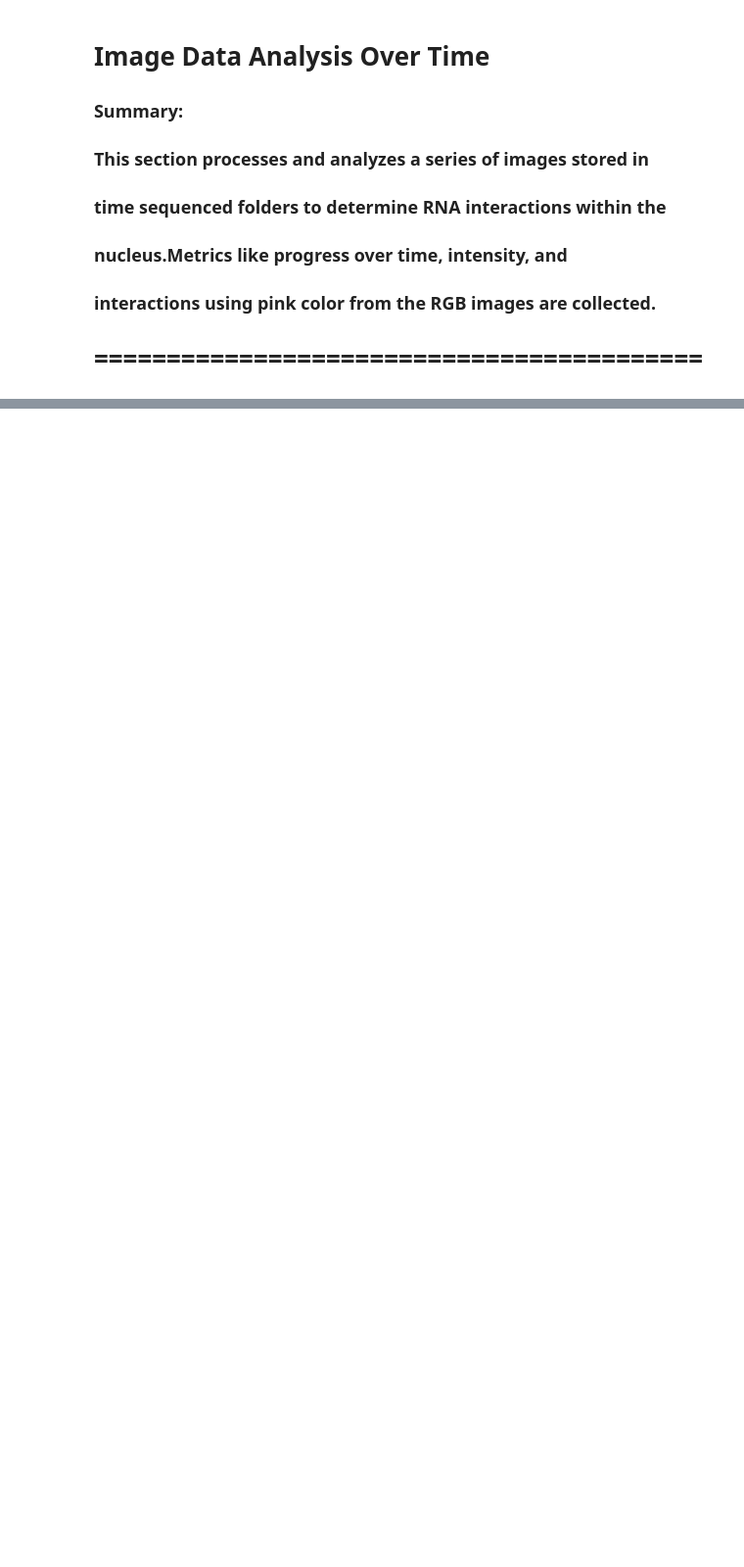
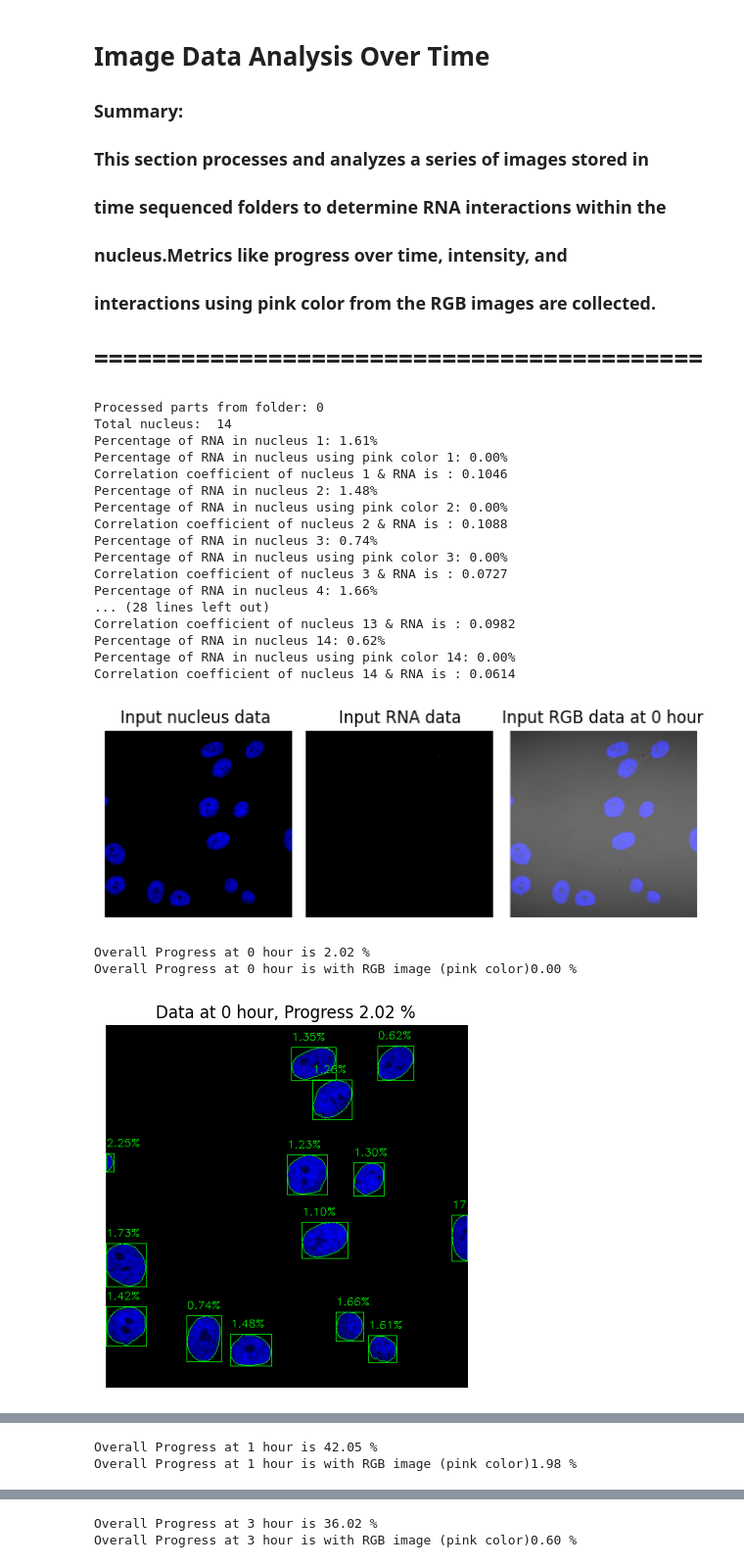
Before and after one commit to haroonsin/gobreak, a Jupyter notebook: src/siRNA_treatment_tracker.ipynb, the cells around one changed output, grey strips where cells are left out. Shown at 98% size. Drawn from its saved outputs; the diff is of its cells as text; code cells hidden in the pictures; blank space fills up the shorter version.

```diff
--- a/src/siRNA_treatment_tracker.ipynb
+++ b/src/siRNA_treatment_tracker.ipynb
@@ -45,0 +82,41 @@ subdirectories
+# %%
+def validate_data_structure(base_directory, expected_folders, required_file='montage.tif'):
+    """Validate the structure of the extracted data.
+
+    Parameters:
+    - base_directory (str): Path to the base directory.
+    - expected_folders (list): List of expected subdirectory names.
+    - required_file (str): The name of the file that should exist in each subdirectory.
+
+    Returns:
+    - bool: True if the structure is valid, False otherwise.
+    """
+    # Check for the presence of expected subdirectories
+    present_subdirectories = set(os.listdir(base_directory))
+    if not set(expected_folders).issubset(present_subdirectories):
+        missing_folders = set(expected_folders) - present_subdirectories
+        print(f"Error: Missing folders {', '.join(missing_folders)}.")
+        return False
+
+    # Check for 'montage.tif' in each expected subdirectory
+    for subdir in expected_folders:
+        file_path = os.path.join(base_directory, subdir, required_file)
+        if not os.path.isfile(file_path):
+            print(f"Error: '{required_file}' not found in folder '{subdir}'.")
+            return False
+
+    return True
+
+# Data Initialization for Processing
+# ==================================
+
+# Define the directory containing the data and expected folder names
+data_dir = 'gobreak/data'
+expected_subdirs = ['0', '1', '3', '6']
+
+# Validate the structure
+is_valid = validate_data_structure(data_dir, expected_subdirs)
+if not is_valid:
+    print("Please re-upload the data with the correct structure.")
+else:
+    print("Data is ready for processing!")
@@ -277,7 +362,7 @@ intensity_data = []
 nucleus_total = []
 
 # Process each hour's data and images
-for folder_name in subdirectories:
+for folder_name in expected_subdirs:
 
     tiff_file_path = os.path.join(data_dir, folder_name, 'montage.tif')
 
@@ -323,30 +408,52 @@ for folder_name in subdirectories:
 
         plt.tight_layout()
         plt.show()
 
 
         # convert OverallIntensity in scale of 100 from 255
         overall_intensity_in_percentage = (overall_intensity * 100) / 255
 
 
         # append time and OverallProgress to the lists
         time_data.append(folder_name)
         progress_data.append(overall_progress)
         intensity_data.append(overall_intensity_in_percentage)
         nucleus_total.append(nucleus_count)
         progress_data_with_pink.append(overall_progress_with_pink)
 
         print(f"Overall Progress at {folder_name} hour is {overall_progress:.2f} %")
 
         print(f"Overall Progress at {folder_name} hour is with RGB image (pink color){overall_progress_with_pink:.2f} %")
 
 
         # plt.subplot(1, num_frames, frame_idx + 1)  # Subplot for each frame
         plt.imshow(cv2.cvtColor(nucleus_boundary_img, cv2.COLOR_BGR2RGB))
         plt.axis('off')
         plt.title(f'Data at {folder_name} hour, Progress {overall_progress:.2f} %')
         plt.show()
 
 
     else:
         print(f"TIFF file not found in folder: {folder_name}")
+# %% [output]
+Processed parts from folder: 0
+Total nucleus:  14
+Percentage of RNA in nucleus 1: 1.61%
+Percentage of RNA in nucleus using pink color 1: 0.00%
+Correlation coefficient of nucleus 1 & RNA is : 0.1046
+Percentage of RNA in nucleus 2: 1.48%
+Percentage of RNA in nucleus using pink color 2: 0.00%
+Correlation coefficient of nucleus 2 & RNA is : 0.1088
+Percentage of RNA in nucleus 3: 0.74%
+Percentage of RNA in nucleus using pink color 3: 0.00%
+Correlation coefficient of nucleus 3 & RNA is : 0.0727
+Percentage of RNA in nucleus 4: 1.66%
+... (28 lines left out)
+Correlation coefficient of nucleus 13 & RNA is : 0.0982
+Percentage of RNA in nucleus 14: 0.62%
+Percentage of RNA in nucleus using pink color 14: 0.00%
+Correlation coefficient of nucleus 14 & RNA is : 0.0614
+[figure, added]
+Overall Progress at 0 hour is 2.02 %
+Overall Progress at 0 hour is with RGB image (pink color)0.00 %
+[figure, added]
@@ -352,0 +478,2 @@ for folder_name in subdirectories:
+Overall Progress at 1 hour is 42.05 %
+Overall Progress at 1 hour is with RGB image (pink color)1.98 %
@@ -352,0 +499,2 @@ for folder_name in subdirectories:
+Overall Progress at 3 hour is 36.02 %
+Overall Progress at 3 hour is with RGB image (pink color)0.60 %
```
Also changed, not shown: parts of 28 cells of this notebook.
